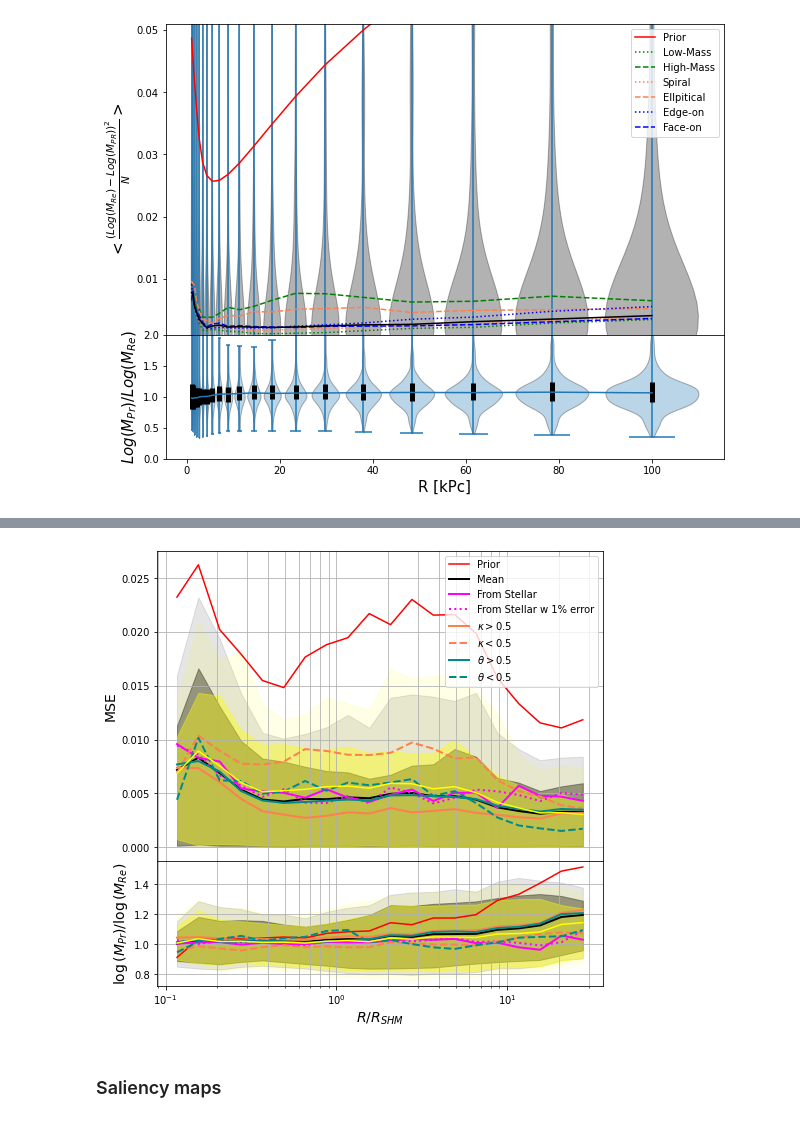
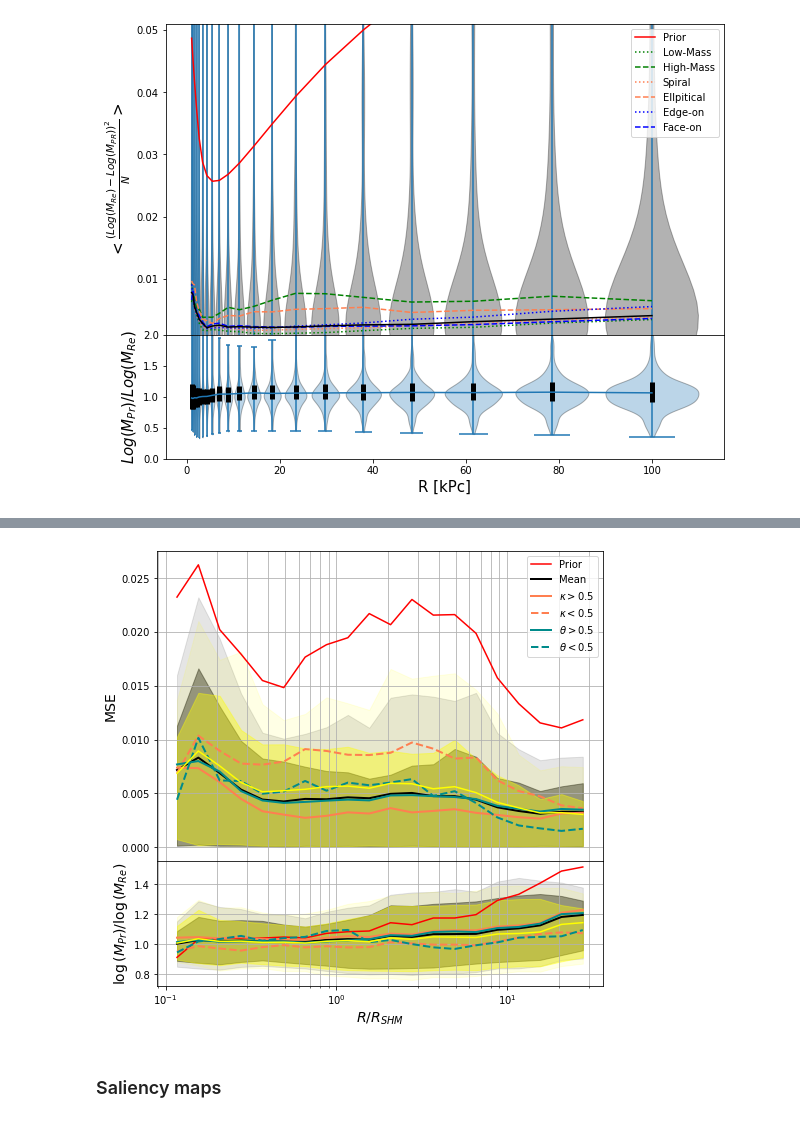
Before and after one commit to Martindelosrios/MaDaMe, a Jupyter notebook: codes/CNNs.ipynb, the cells around one changed output, grey strips where cells are left out. Cells and saved outputs as stored; diff of their text form; code cells hidden in the pictures.

```diff
--- a/codes/CNNs.ipynb
+++ b/codes/CNNs.ipynb
@@ -169,7 +224,7 @@ images = np.nan_to_num(images, nan=0)
 #images = images[:100,:,:,:]
 #labels = labels[:100,:]
 # %%
-images = images[:,5:,:,:]
+#images = images[:,5:,:,:]
 #images = images[:,0,:,:].reshape(nobs,1,npix,npix)
 # %%
 nobs,nch, npix, _ = images.shape
@@ -1262,6 +1378,6 @@ ecnn_y_pred = np.mean(ecnn_y_pred, axis = 0)
 # %%
 y_stellar = (y_predicted_from_stellar - min_y) / (max_y - min_y)
-y_stellar1 = (y_predicted_from_stellar1 - min_y) / (max_y - min_y)
+#y_stellar1 = (y_predicted_from_stellar1 - min_y) / (max_y - min_y)
 r = np.zeros_like(y_predicted)
 for i in range(len(test_ind)):
     r[i,:] = R_bins / properties[test_ind[i], 13]
@@ -1280,9 +1396,9 @@ ax[0].fill_between(bin_centers, p10, p90, color = 'black', alpha = 0.1)
 ax[0].fill_between(bin_centers, p16, p84, color = 'black', alpha = 0.4)
 #ax[0].plot(bin_centers, p50, color = 'black', label = 'Median', ls = '--', lw = 2)
 
-ax[0].plot(bin_centers, mse_stellar, color = 'magenta', label = 'From Stellar', lw = 2)
-_, _, mse_stellar, std_stellar, p10_stellar, p16_stellar, p50_stellar, p84_stellar, p90_stellar = binned_MSE(r, (y_stellar1 - y_testset)**2, bins = bins)
-ax[0].plot(bin_centers, mse_stellar, color = 'magenta', label = 'From Stellar w 1% error', lw = 2, ls = ':')
+#ax[0].plot(bin_centers, mse_stellar, color = 'magenta', label = 'From Stellar', lw = 2)
+#_, _, mse_stellar, std_stellar, p10_stellar, p16_stellar, p50_stellar, p84_stellar, p90_stellar = binned_MSE(r, (y_stellar1 - y_testset)**2, bins = bins)
+#ax[0].plot(bin_centers, mse_stellar, color = 'magenta', label = 'From Stellar w 1% error', lw = 2, ls = ':')
 #ax[0].fill_between(bin_centers, p10_stellar, p90_stellar, color = 'magenta', alpha = 0.1)
 #ax[0].fill_between(bin_centers, p16_stellar, p84_stellar, color = 'magenta', alpha = 0.4)
 
@@ -1323,9 +1439,9 @@ ax[1].fill_between(bin_centers, p10, p90, color = 'black', alpha = 0.1)
 ax[1].fill_between(bin_centers, p16, p84, color = 'black', alpha = 0.4)
 #ax[1].plot(bin_centers, p50, color = 'black', label = 'Median', ls = '--', lw = 2)
 
-ax[1].plot(bin_centers, ratio_stellar, color = 'magenta', lw = 2)
-_, _, ratio_stellar, std_stellar, p10_stellar, p16_stellar, p50_stellar, p84_stellar, p90_stellar = binned_MSE(r, y_stellar1 / y_testset, bins = bins)
-ax[1].plot(bin_centers, ratio_stellar, color = 'magenta', lw = 2, ls = ':')
+#ax[1].plot(bin_centers, ratio_stellar, color = 'magenta', lw = 2)
+#_, _, ratio_stellar, std_stellar, p10_stellar, p16_stellar, p50_stellar, p84_stellar, p90_stellar = binned_MSE(r, y_stellar1 / y_testset, bins = bins)
+#ax[1].plot(bin_centers, ratio_stellar, color = 'magenta', lw = 2, ls = ':')
 #ax[1].fill_between(bin_centers, p10_stellar, p90_stellar, color = 'magenta', alpha = 0.1)
 #ax[1].fill_between(bin_centers, p16_stellar, p84_stellar, color = 'magenta', alpha = 0.4)
 
@@ -1340,35 +1456,35 @@ _, _, mse_aux, std_aux, p10_aux, p16_aux, p50_aux, p84_aux, p90_aux = binned_MSE
 ax[1].plot(bin_centers, mse_aux, color = 'coral', ls = '--', label = '$\\kappa < 0.5$', lw = 2)
 # -----------------------------------------------------------------------------------------------
 
 # theta splitting
 ind_aux = np.where(properties[test_ind, 18] > 0.5)[0]
 
 _, _, mse_aux, std_aux, p10_aux, p16_aux, p50_aux, p84_aux, p90_aux = binned_MSE(r[ind_aux], y_predicted[ind_aux] / y_testset[ind_aux], bins = bins)
 ax[1].plot(bin_centers, mse_aux, color = 'darkcyan', ls = 'solid', label = '$\\theta > 0.5$', lw = 2)
 
 ind_aux = np.where(properties[test_ind, 18] < 0.5)[0]
 _, _, mse_aux, std_aux, p10_aux, p16_aux, p50_aux, p84_aux, p90_aux = binned_MSE(r[ind_aux], y_predicted[ind_aux] / y_testset[ind_aux], bins = bins)
 ax[1].plot(bin_centers, mse_aux, color = 'darkcyan', ls = '--', label = '$\\theta < 0.5$', lw = 2)
 # -----------------------------------------------------------------------------------------------
 
 _, _, mse_ecnn, std_ecnn, p10_ecnn, p16_ecnn, p50_ecnn, p84_ecnn, p90_ecnn = binned_MSE(r, (ecnn_y_pred - y_testset)**2)
 ax[0].plot(bin_centers, mse_ecnn, color = 'yellow', label = 'ECNN',zorder = 20)
 ax[0].fill_between(bin_centers, p10_ecnn, p90_ecnn, color = 'yellow', alpha = 0.1)
 ax[0].fill_between(bin_centers, p16_ecnn, p84_ecnn, color = 'yellow', alpha = 0.4)
 
 _, _, mse_ecnn, std_ecnn, p10_ecnn, p16_ecnn, p50_ecnn, p84_ecnn, p90_ecnn = binned_MSE(r, (ecnn_y_pred / y_testset))
 ax[1].plot(bin_centers, mse_ecnn, color = 'yellow', zorder = 20)
 ax[1].fill_between(bin_centers, p10_ecnn, p90_ecnn, color = 'yellow', alpha = 0.1)
 ax[1].fill_between(bin_centers, p16_ecnn, p84_ecnn, color = 'yellow', alpha = 0.4)
 
 ax[1].set_xlabel('$R / R_{SHM}$', fontsize = 14)
 ax[1].set_ylabel('$\\log{ (M_{Pr}) } / \\log{(M_{Re})}$', fontsize = 14)
 
 ax[0].grid(which = 'both')
 ax[1].grid(which = 'both')
-plt.savefig('../graphs/NormalizedMSE_' + name + '_split.pdf')
+#plt.savefig('../graphs/NormalizedMSE_' + name + '_split.pdf')
 # %% [output]
-[figure, old version]
+[figure, new version]
 # %% [markdown]
 ### Saliency maps
 # %%
```
Also changed, not shown: parts of 8 cells of this notebook.
